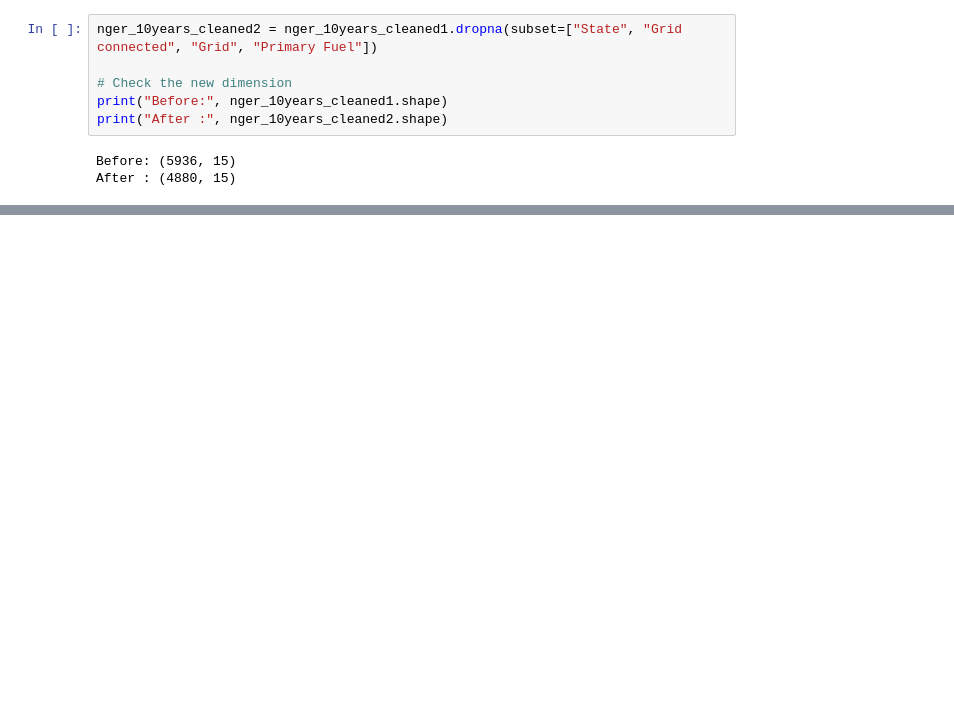
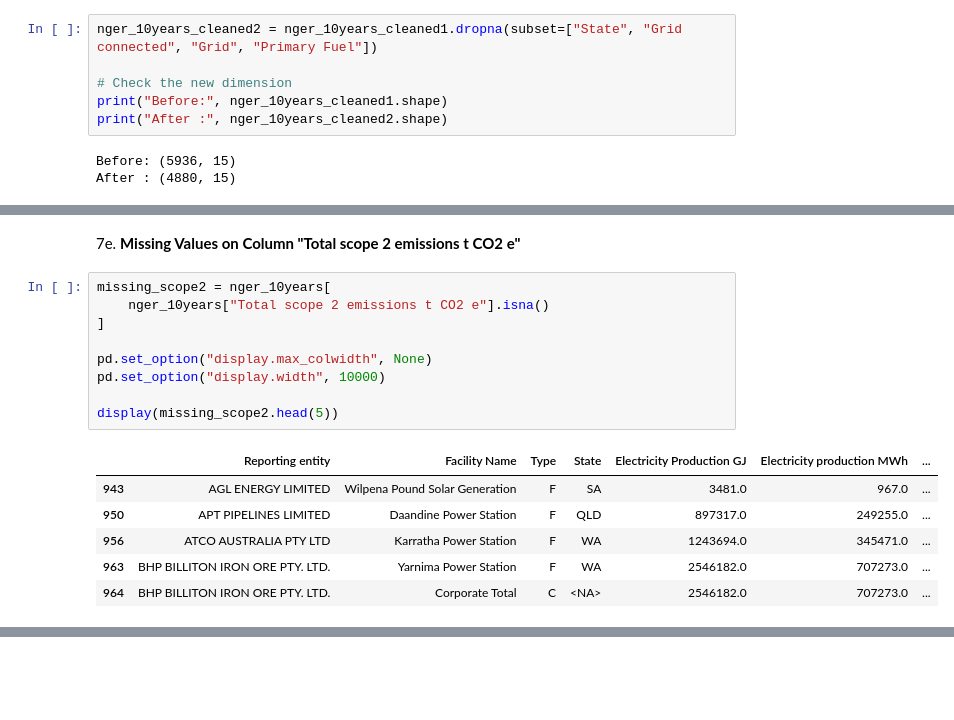
Before and after one commit to renggafirmandika/data_engineering, a Jupyter notebook: Assignment_1.ipynb, the cells around one changed output, grey strips where cells are left out. Drawn from its saved outputs; the diff is of its cells as text; blank space fills up the shorter version.

```diff
--- a/Assignment_1.ipynb
+++ b/Assignment_1.ipynb
@@ -922,0 +990,18 @@ After : (4880, 15)
+# %% [markdown]
+7e. **Missing Values on Column "Total scope 2 emissions t CO2 e"**
+# %%
+missing_scope2 = nger_10years[
+    nger_10years["Total scope 2 emissions t CO2 e"].isna()
+]
+
+pd.set_option("display.max_colwidth", None)
+pd.set_option("display.width", 10000)
+
+display(missing_scope2.head(5))
+# %% [output]
+|  | Reporting entity | Facility Name | Type | State | Electricity Production GJ | Electricity production MWh | ... |
+| 943 | AGL ENERGY LIMITED | Wilpena Pound Solar Generation | F | SA | 3481.0 | 967.0 | ... |
+| 950 | APT PIPELINES LIMITED | Daandine Power Station | F | QLD | 897317.0 | 249255.0 | ... |
+| 956 | ATCO AUSTRALIA PTY LTD | Karratha Power Station | F | WA | 1243694.0 | 345471.0 | ... |
+| 963 | BHP BILLITON IRON ORE PTY. LTD. | Yarnima Power Station | F | WA | 2546182.0 | 707273.0 | ... |
+| 964 | BHP BILLITON IRON ORE PTY. LTD. | Corporate Total | C | <NA> | 2546182.0 | 707273.0 | ... |
```
Also changed, not shown: parts of 23 cells of this notebook, 1 other file.
